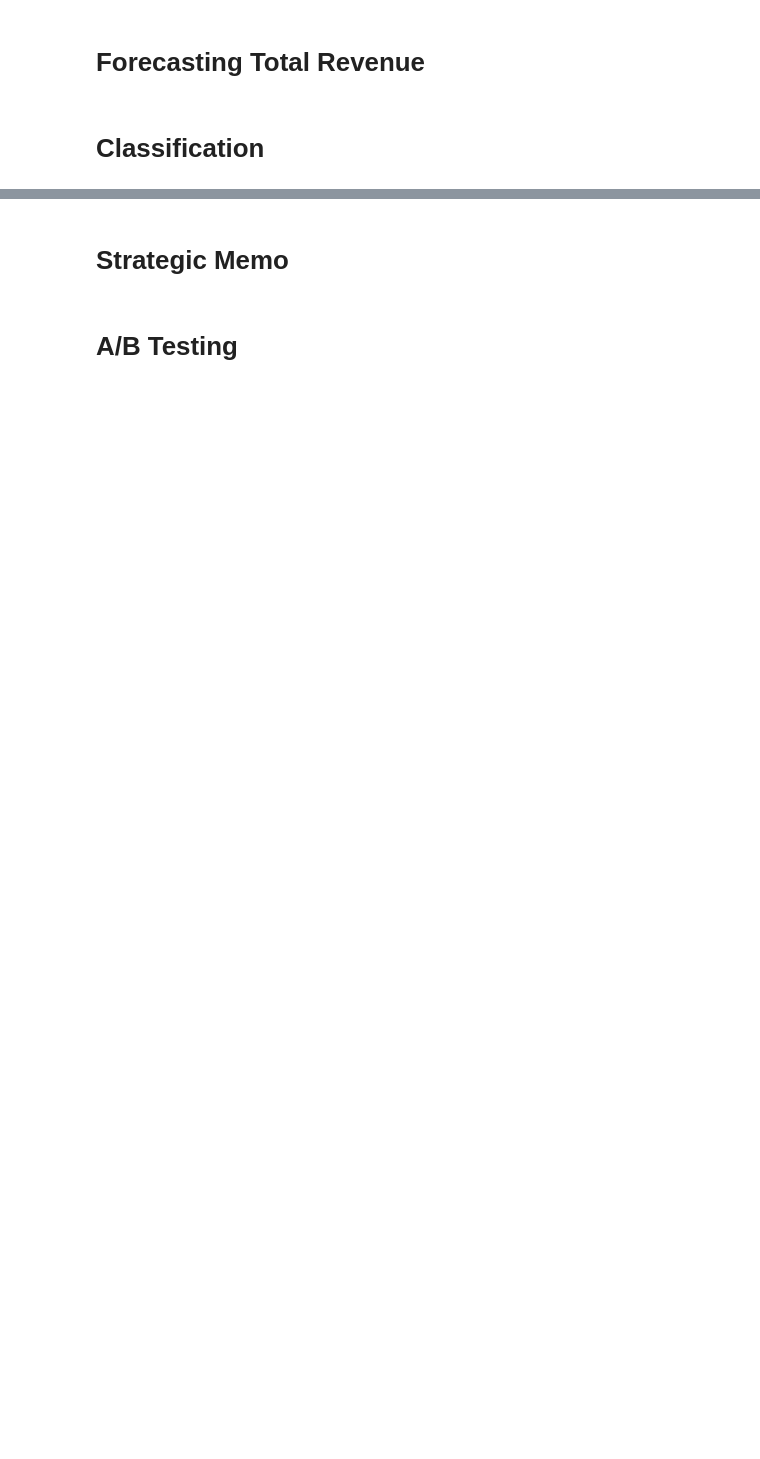
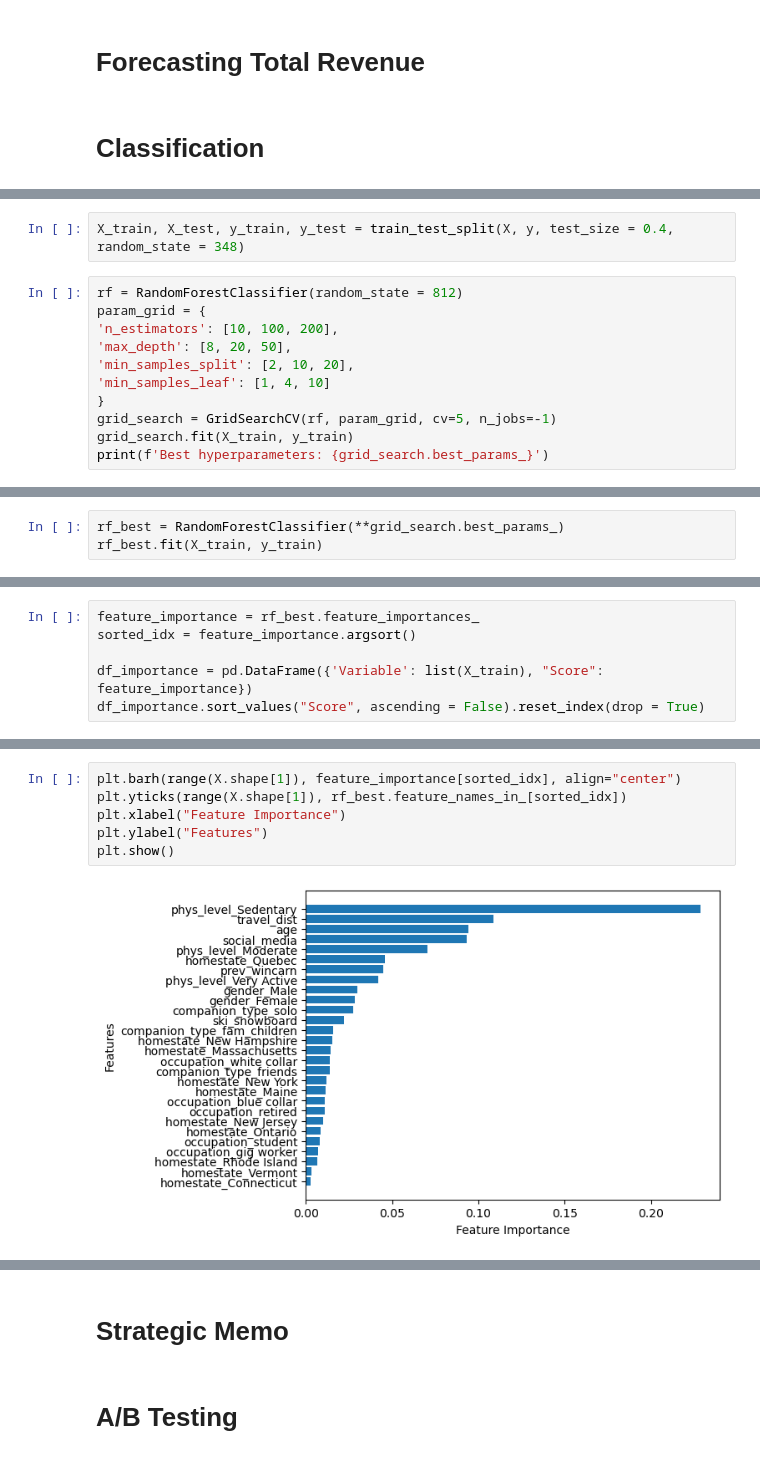
Before and after one commit to dz080/AD654_FinalProject, a Jupyter notebook: SemesterProject_JPD18.ipynb, the cells around one changed output, grey strips where cells are left out. Drawn from its saved outputs; the diff is of its cells as text; blank space fills up the shorter version.

```diff
--- a/SemesterProject_JPD18.ipynb
+++ b/SemesterProject_JPD18.ipynb
@@ -355,0 +605,13 @@ regional_fam_k4.groupby(['Cluster']).agg({
+# %%
+X_train, X_test, y_train, y_test = train_test_split(X, y, test_size = 0.4, random_state = 348)
+# %%
+rf = RandomForestClassifier(random_state = 812)
+param_grid = {
+'n_estimators': [10, 100, 200],
+'max_depth': [8, 20, 50],
+'min_samples_split': [2, 10, 20],
+'min_samples_leaf': [1, 4, 10]
+}
+grid_search = GridSearchCV(rf, param_grid, cv=5, n_jobs=-1)
+grid_search.fit(X_train, y_train)
+print(f'Best hyperparameters: {grid_search.best_params_}')
@@ -355,0 +620,3 @@ regional_fam_k4.groupby(['Cluster']).agg({
+# %%
+rf_best = RandomForestClassifier(**grid_search.best_params_)
+rf_best.fit(X_train, y_train)
@@ -355,0 +626,6 @@ regional_fam_k4.groupby(['Cluster']).agg({
+# %%
+feature_importance = rf_best.feature_importances_
+sorted_idx = feature_importance.argsort()
+
+df_importance = pd.DataFrame({'Variable': list(X_train), "Score": feature_importance})
+df_importance.sort_values("Score", ascending = False).reset_index(drop = True)
@@ -355,0 +650,8 @@ regional_fam_k4.groupby(['Cluster']).agg({
+# %%
+plt.barh(range(X.shape[1]), feature_importance[sorted_idx], align="center")
+plt.yticks(range(X.shape[1]), rf_best.feature_names_in_[sorted_idx])
+plt.xlabel("Feature Importance")
+plt.ylabel("Features")
+plt.show()
+# %% [output]
+[figure, added]
```
Also changed, not shown: parts of 37 cells of this notebook.
